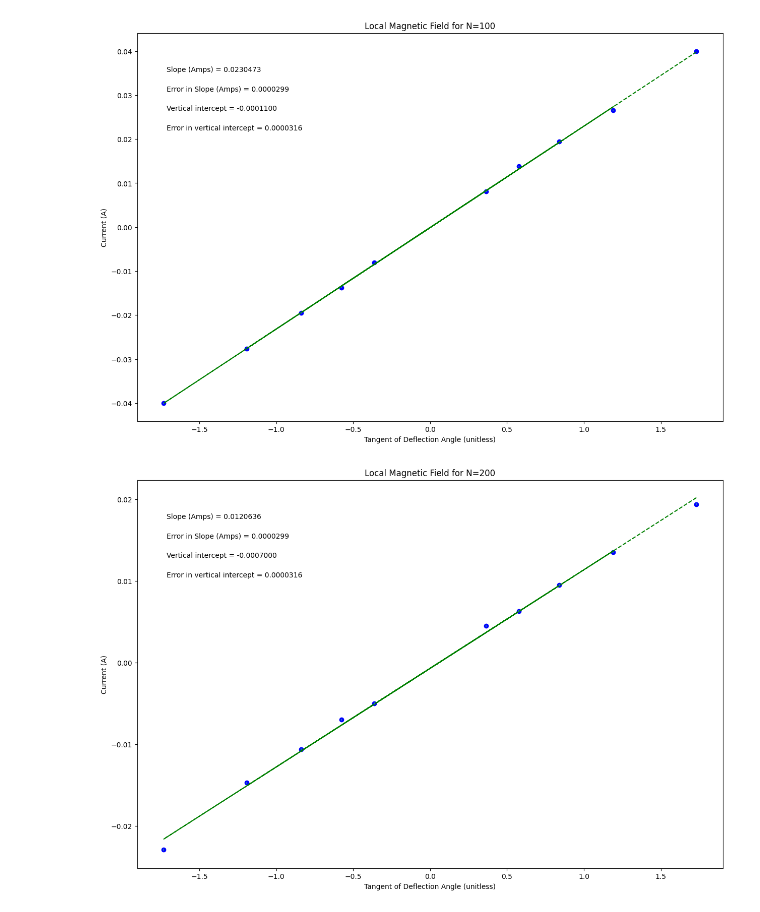
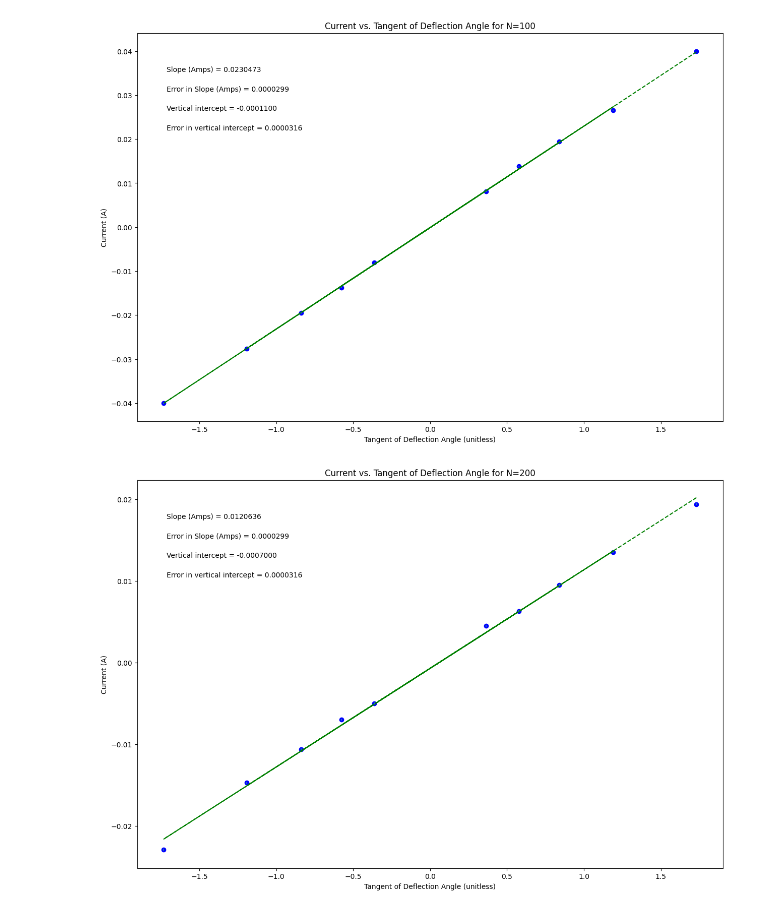
Before and after one commit to jg208304/Physics-2, a Jupyter notebook: Local_Magnetic_Field.ipynb, the cells around one changed output. Saved outputs shown, nothing was run; the diff lists cells and outputs as text; code cells hidden in the pictures.

```diff
--- a/Local_Magnetic_Field.ipynb
+++ b/Local_Magnetic_Field.ipynb
@@ -37,7 +37,7 @@ dy = err_I        #this should be your error in y array
 
 #UPDATE EACH OF THESE 4 STRINGS FOR YOUR PLOT LABELS AS YOU WANT THEM TO APPEAR
 
-plot_title= 'Local Magnetic Field for N=100'
+plot_title= 'Current vs. Tangent of Deflection Angle for N=100'
 x_label= 'Tangent of Deflection Angle (unitless)'
 y_label= 'Current (A)'
 slope_units= 'Amps'
@@ -92,34 +92,34 @@ elif annotation_placement==3 or annotation_placement==4:
 #Don't need to change anything in this section!
 
 #Plot data on graph. Plot error bars and place values for slope,
 #error in slope, and vertical intercept (plus error) on the plot using "annotate"
 
 plt.figure(figsize=(15,10))
 
 plt.plot(x, fit, color='green', linestyle='--')
 plt.scatter(x, y, color='blue', marker='o')
 
 plt.xlabel(x_label)
 plt.ylabel(y_label)
 plt.title(plot_title)
 
 plt.errorbar(x, y, yerr=dy, xerr=None, fmt="none") #don't need to plot x error bars
 
 plt.annotate('Slope ({}) = {value:.{digits}f}'.format(slope_units,value=m, digits=7),
              (xpos, ypos[0]), xycoords='axes fraction')
 
 plt.annotate('Error in Slope ({}) = {value:.{digits}f}'.format(slope_units,value=dm, digits=7),
              (xpos, ypos[1]), xycoords='axes fraction')
 
 plt.annotate('Vertical intercept = {value:.{digits}f}'.format(value=b, digits=7),
              (xpos, ypos[2]), xycoords='axes fraction')
 
 plt.annotate('Error in vertical intercept = {value:.{digits}f}'.format(value=db, digits=7),
              (xpos, ypos[3]), xycoords='axes fraction')
 
 plt.show()
 # %% [output]
-[figure, old version]
+[figure, new version]
 # %%
 #PHSX 216 & 218 plotting code
 #Brianna Beller
@@ -157,7 +157,7 @@ dy = err_I        #this should be your error in y array
 
 #UPDATE EACH OF THESE 4 STRINGS FOR YOUR PLOT LABELS AS YOU WANT THEM TO APPEAR
 
-plot_title= 'Local Magnetic Field for N=200'
+plot_title= 'Current vs. Tangent of Deflection Angle for N=200'
 x_label= 'Tangent of Deflection Angle (unitless)'
 y_label= 'Current (A)'
 slope_units= 'Amps'
@@ -239,7 +239,7 @@ plt.annotate('Error in vertical intercept = {value:.{digits}f}'.format(value=db,
 
 plt.show()
 # %% [output]
-[figure, old version]
+[figure, new version]
 # %%
 #PHSX 216 & 218 plotting code
 #Brianna Beller
```
Also changed, not shown: parts of 1 cell of this notebook.
